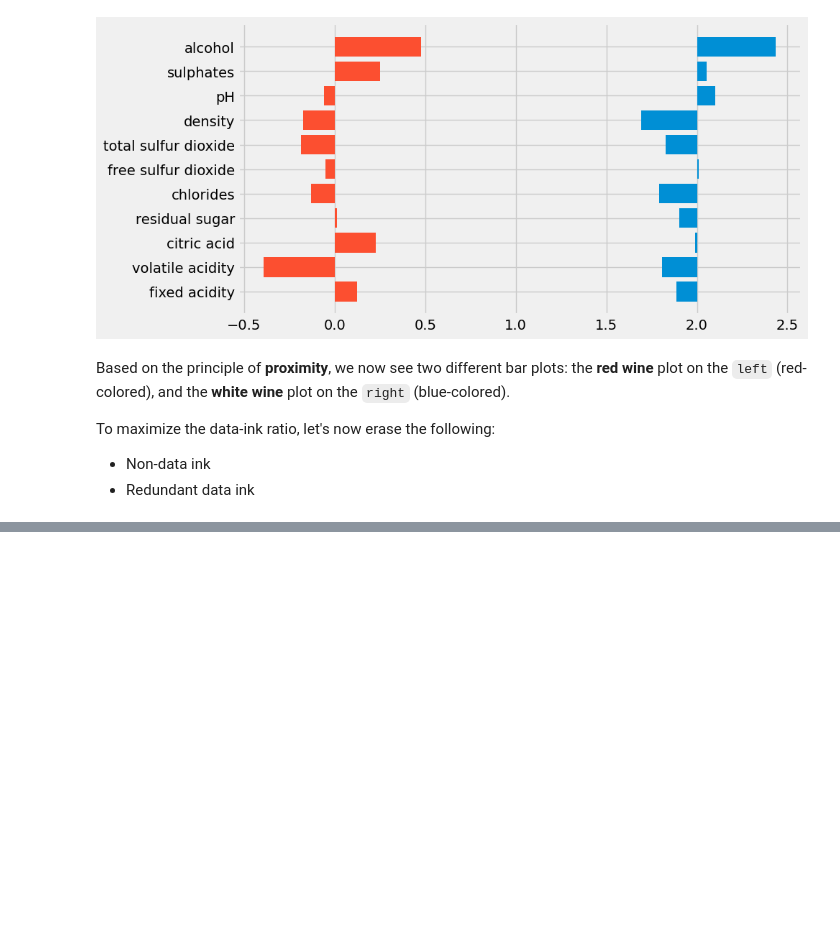
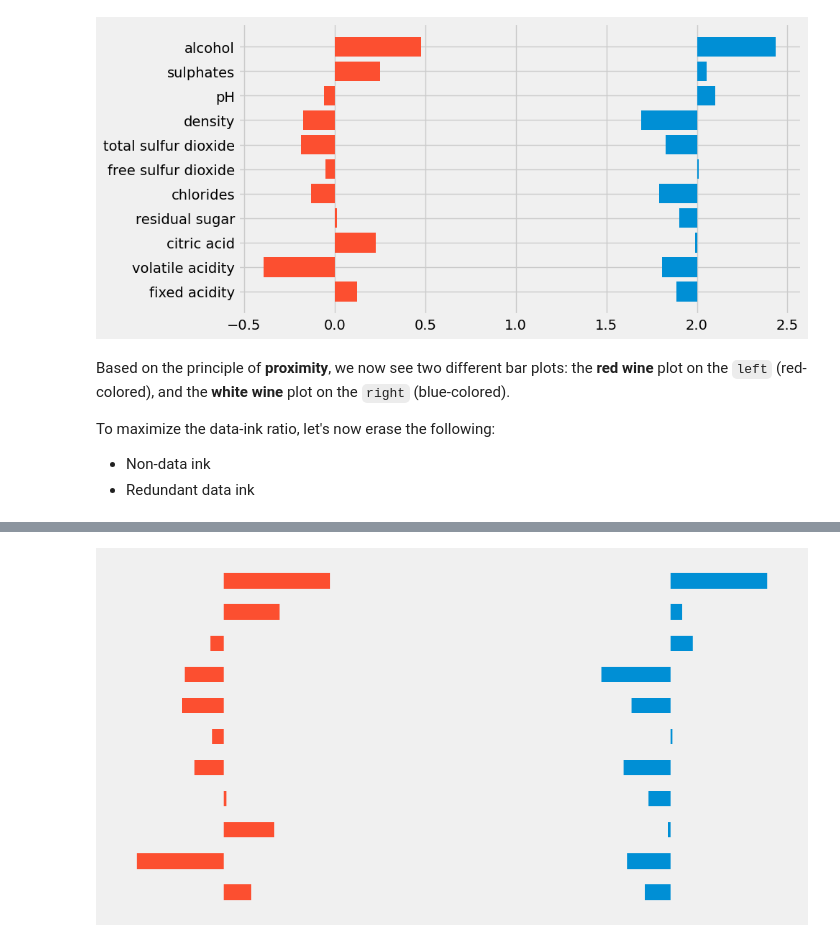
Before and after one commit to TomazFilgueira/Dq_Datascientist, a Jupyter notebook: 2 - Data Analysis and Visualizations/2.3 - Telling Stories/2.3.4_FiveThirtyEight_case.ipynb, the cells around one changed output, grey strips where cells are left out. Drawn from its saved outputs; the diff is of its cells as text; code cells hidden in the pictures; blank space fills up the shorter version.

```diff
--- a/2 - Data Analysis and Visualizations/2.3 - Telling Stories/2.3.4_FiveThirtyEight_case.ipynb
+++ b/2 - Data Analysis and Visualizations/2.3 - Telling Stories/2.3.4_FiveThirtyEight_case.ipynb
@@ -169,0 +178,12 @@ To maximize the data-ink ratio, let's now erase the following:
+# %%
+# Assume the other code is written
+style.use('fivethirtyeight')
+fig, ax = plt.subplots(figsize=(9, 5))
+ax.barh(white_corr.index, white_corr, left=2,height=0.5) #reduce height
+ax.barh(red_corr.index, red_corr, height=0.5)# reduce height
+ax.grid(visible=False) #remove grid
+ax.set_xticks([]) #remove x ticks
+ax.set_yticks([]) #remove y ticks
+plt.show()
+# %% [output]
+[figure, added]
```
Also changed, not shown: parts of 30 cells of this notebook, 1 other file.
